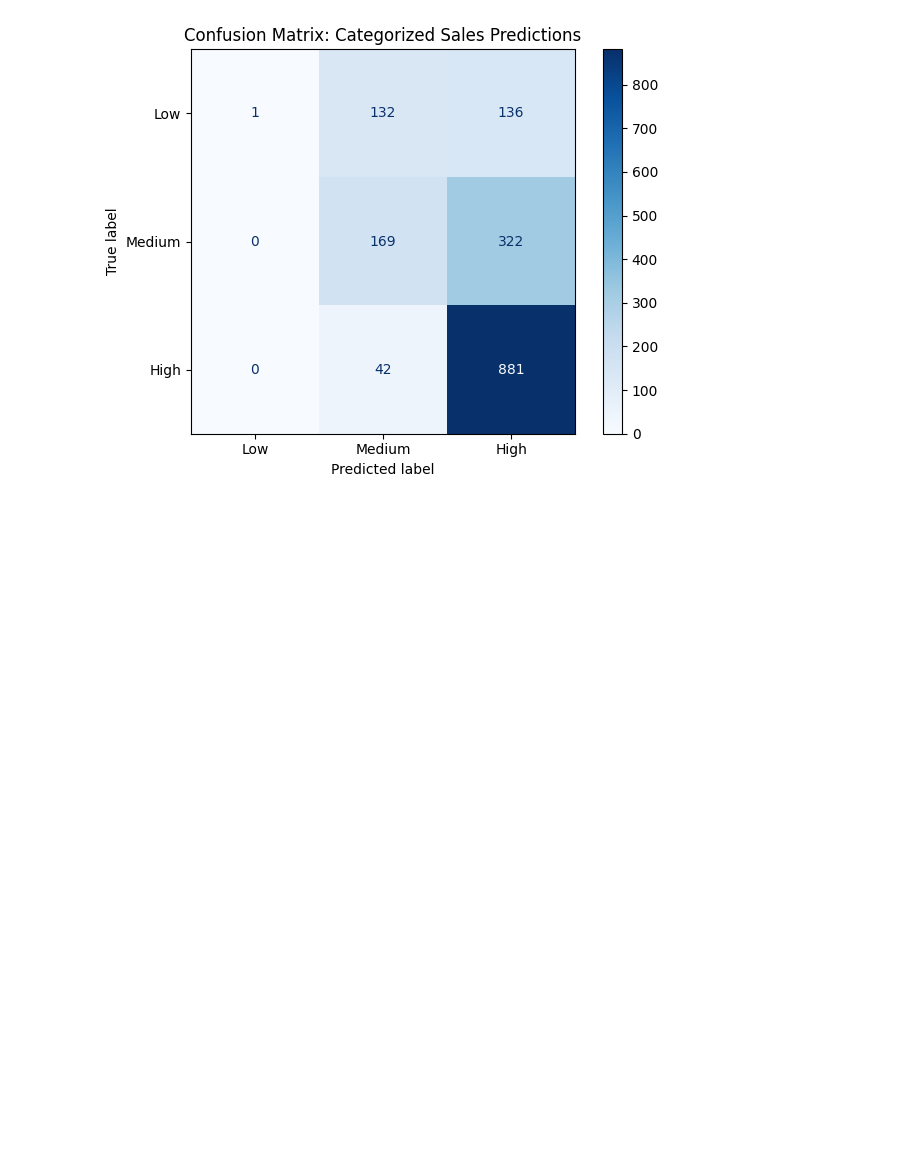
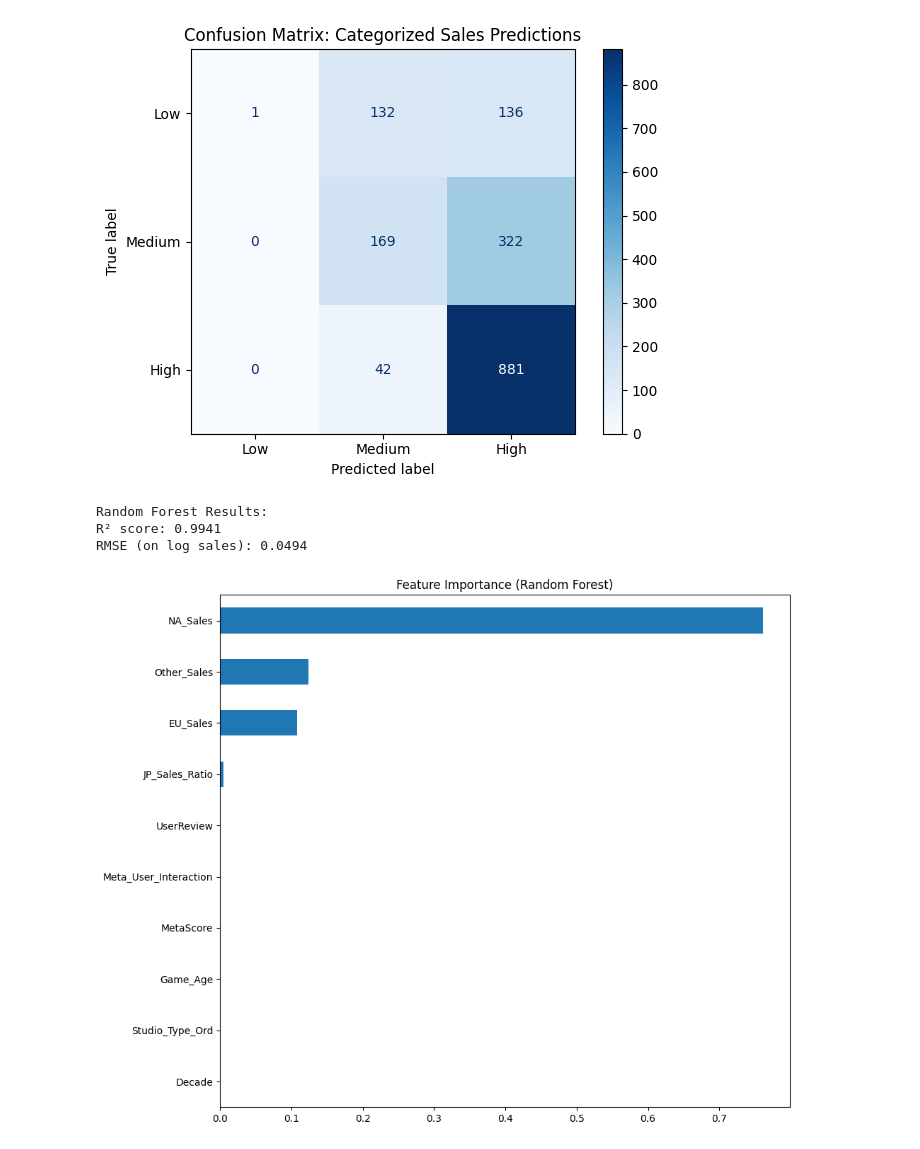
Before and after one commit to mertqara/PopularGameGenres, a Jupyter notebook: dataVisualisationAndAnalysis.ipynb, the cells around one changed output. Saved outputs shown, nothing was run; the diff lists cells and outputs as text; code cells hidden in the pictures; blank space fills up the shorter version.

```diff
--- a/dataVisualisationAndAnalysis.ipynb
+++ b/dataVisualisationAndAnalysis.ipynb
@@ -469,3 +469,51 @@ plt.tight_layout()
 plt.show()
 # %% [output]
 [figure]
+# %%
+from sklearn.ensemble import RandomForestRegressor
+from sklearn.model_selection import train_test_split
+from sklearn.metrics import r2_score, mean_squared_error
+import numpy as np
+
+# Make sure X and y are defined — same as before
+# (You already did this part in earlier code)
+
+# Drop rows with missing values, same as linear model setup
+non_na_idx = X.dropna().index
+X_clean = X.loc[non_na_idx]
+y_clean = y.loc[non_na_idx]
+
+# Split data
+X_train, X_test, y_train, y_test = train_test_split(X_clean, y_clean, random_state=42)
+
+# Fit Random Forest model
+rf_model = RandomForestRegressor(n_estimators=100, random_state=42)
+rf_model.fit(X_train, y_train)
+
+# Predict and evaluate
+y_pred_rf = rf_model.predict(X_test)
+r2_rf = r2_score(y_test, y_pred_rf)
+rmse_rf = np.sqrt(mean_squared_error(y_test, y_pred_rf))
+
+print(f"Random Forest Results:")
+print(f"R² score: {r2_rf:.4f}")
+print(f"RMSE (on log sales): {rmse_rf:.4f}")
+# %% [output]
+Random Forest Results:
+R² score: 0.9941
+RMSE (on log sales): 0.0494
+# %%
+import pandas as pd
+import matplotlib.pyplot as plt
+
+# Get importance values and sort
+importances = pd.Series(rf_model.feature_importances_, index=X.columns).sort_values()
+
+# Plot
+plt.figure(figsize=(10, 8))
+importances.plot(kind='barh')
+plt.title('Feature Importance (Random Forest)')
+plt.tight_layout()
+plt.show()
+# %% [output]
+[figure, added]
```
Also changed, not shown: parts of 4 cells of this notebook.
